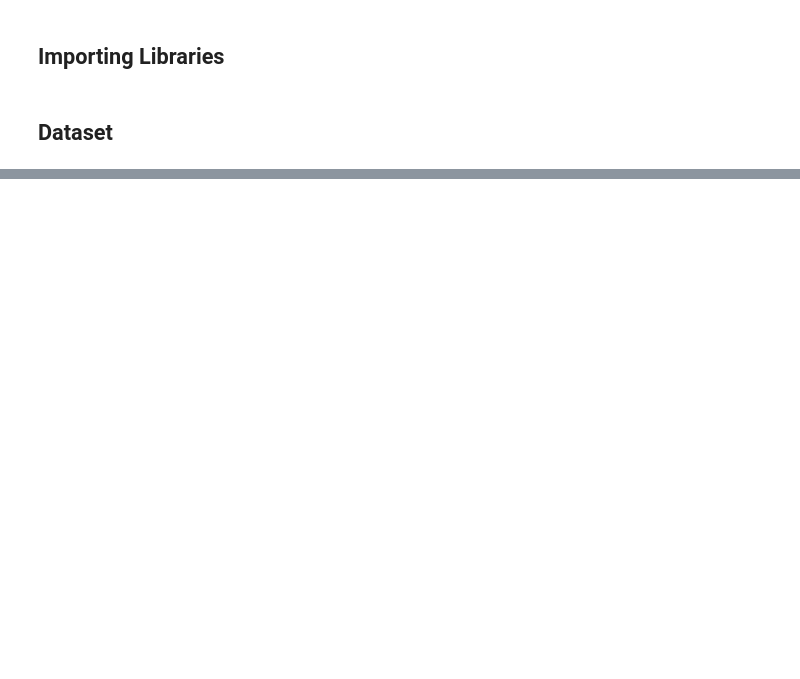
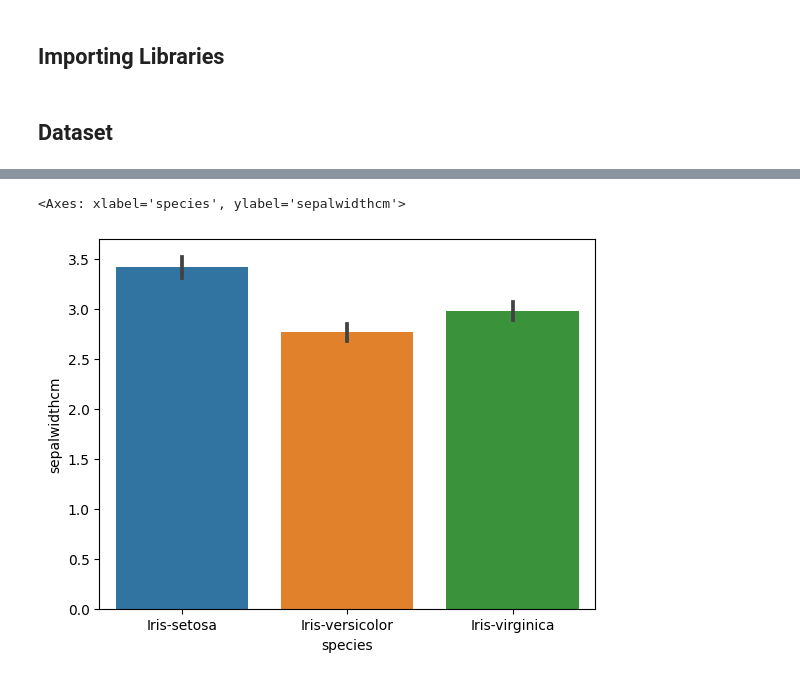
Before and after one commit to VirajBhagiya/Regression-Algorithms, a Jupyter notebook: Decision-Trees-Iris.ipynb, the cells around one changed output, grey strips where cells are left out. Saved outputs shown, nothing was run; the diff lists cells and outputs as text; code cells hidden in the pictures; blank space fills up the shorter version.

```diff
--- a/Decision-Trees-Iris.ipynb
+++ b/Decision-Trees-Iris.ipynb
@@ -99,0 +78,5 @@ print(tree_text)
+# %%
+sns.barplot(x = df['species'], y = df['sepalwidthcm']) #Plot a barplot of species vs sepal width
+# %% [output]
+<Axes: xlabel='species', ylabel='sepalwidthcm'>
+[figure, added]
```
Also changed, not shown: parts of 37 cells of this notebook.
